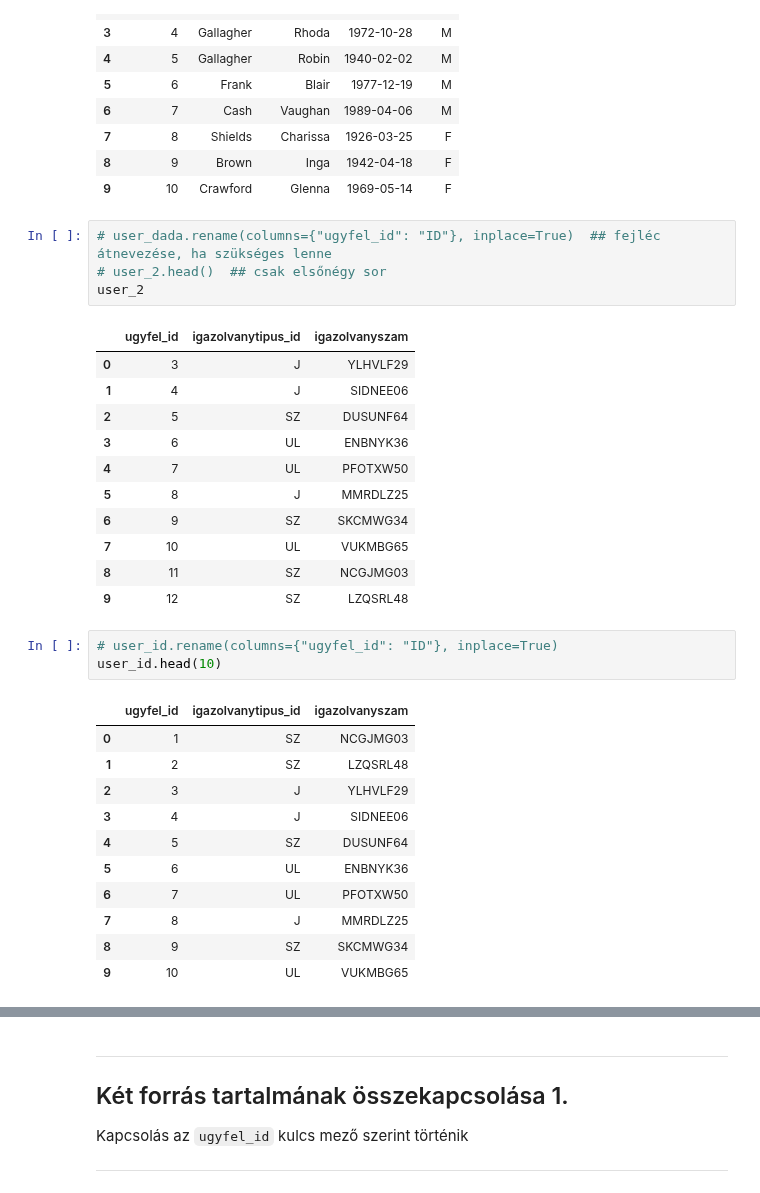
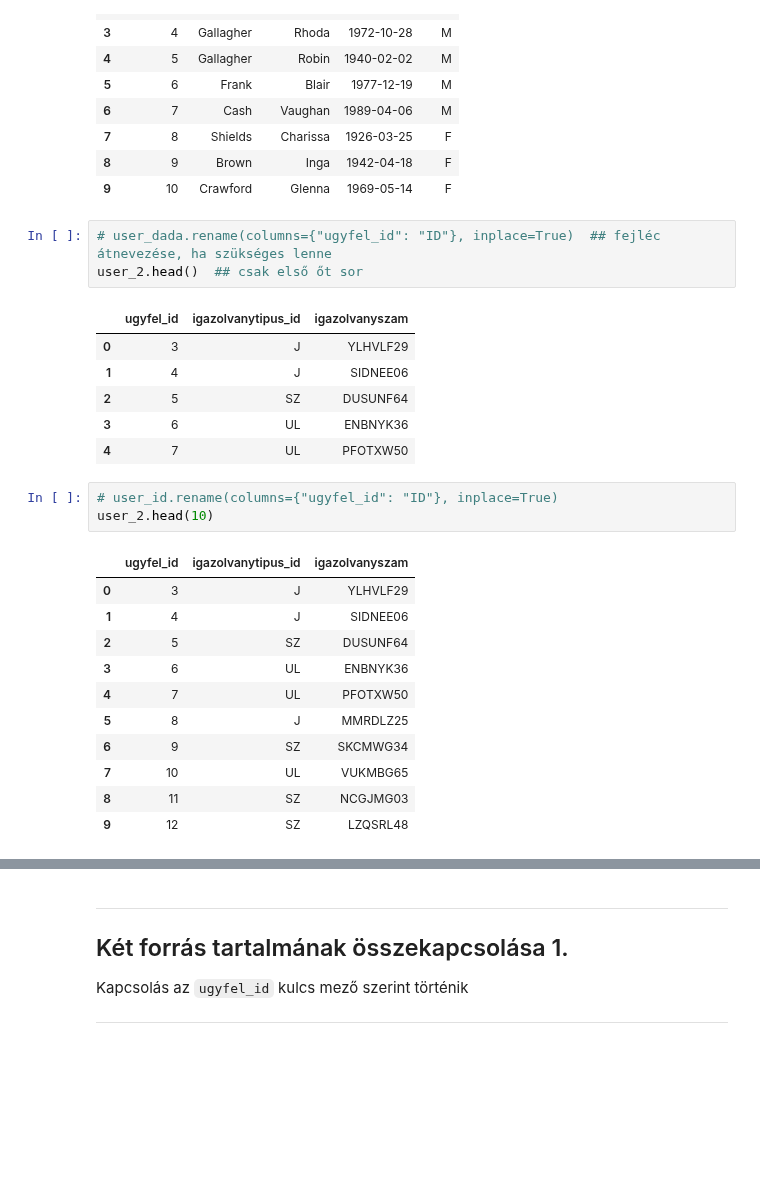
Before and after one commit to klajosw/python, a Jupyter notebook: kl_py_PandasMerge.ipynb, the cells around one changed output, grey strips where cells are left out. Drawn from its saved outputs; the diff is of its cells as text; blank space fills up the shorter version.

```diff
--- a/kl_py_PandasMerge.ipynb
+++ b/kl_py_PandasMerge.ipynb
@@ -141,32 +158,26 @@ user_1
 | 9 | 10 | Crawford | Glenna | 1969-05-14 | F |
 # %%
 # user_dada.rename(columns={"ugyfel_id": "ID"}, inplace=True)  ## fejléc átnevezése, ha szükséges lenne
-# user_2.head()  ## csak elsőnégy sor
-user_2
+user_2.head()  ## csak első őt sor
 # %% [output]
 |  | ugyfel_id | igazolvanytipus_id | igazolvanyszam |
 | 0 | 3 | J | YLHVLF29 |
 | 1 | 4 | J | SIDNEE06 |
 | 2 | 5 | SZ | DUSUNF64 |
 | 3 | 6 | UL | ENBNYK36 |
 | 4 | 7 | UL | PFOTXW50 |
-| 5 | 8 | J | MMRDLZ25 |
-| 6 | 9 | SZ | SKCMWG34 |
-| 7 | 10 | UL | VUKMBG65 |
-| 8 | 11 | SZ | NCGJMG03 |
-| 9 | 12 | SZ | LZQSRL48 |
 # %%
 # user_id.rename(columns={"ugyfel_id": "ID"}, inplace=True)
-user_id.head(10)
+user_2.head(10)
 # %% [output]
 |  | ugyfel_id | igazolvanytipus_id | igazolvanyszam |
-| 0 | 1 | SZ | NCGJMG03 |
-| 1 | 2 | SZ | LZQSRL48 |
-| 2 | 3 | J | YLHVLF29 |
-| 3 | 4 | J | SIDNEE06 |
-| 4 | 5 | SZ | DUSUNF64 |
-| 5 | 6 | UL | ENBNYK36 |
-| 6 | 7 | UL | PFOTXW50 |
-| 7 | 8 | J | MMRDLZ25 |
-| 8 | 9 | SZ | SKCMWG34 |
-| 9 | 10 | UL | VUKMBG65 |
+| 0 | 3 | J | YLHVLF29 |
+| 1 | 4 | J | SIDNEE06 |
+| 2 | 5 | SZ | DUSUNF64 |
+| 3 | 6 | UL | ENBNYK36 |
+| 4 | 7 | UL | PFOTXW50 |
+| 5 | 8 | J | MMRDLZ25 |
+| 6 | 9 | SZ | SKCMWG34 |
+| 7 | 10 | UL | VUKMBG65 |
+| 8 | 11 | SZ | NCGJMG03 |
+| 9 | 12 | SZ | LZQSRL48 |
```
Also changed, not shown: parts of 16 cells of this notebook.
